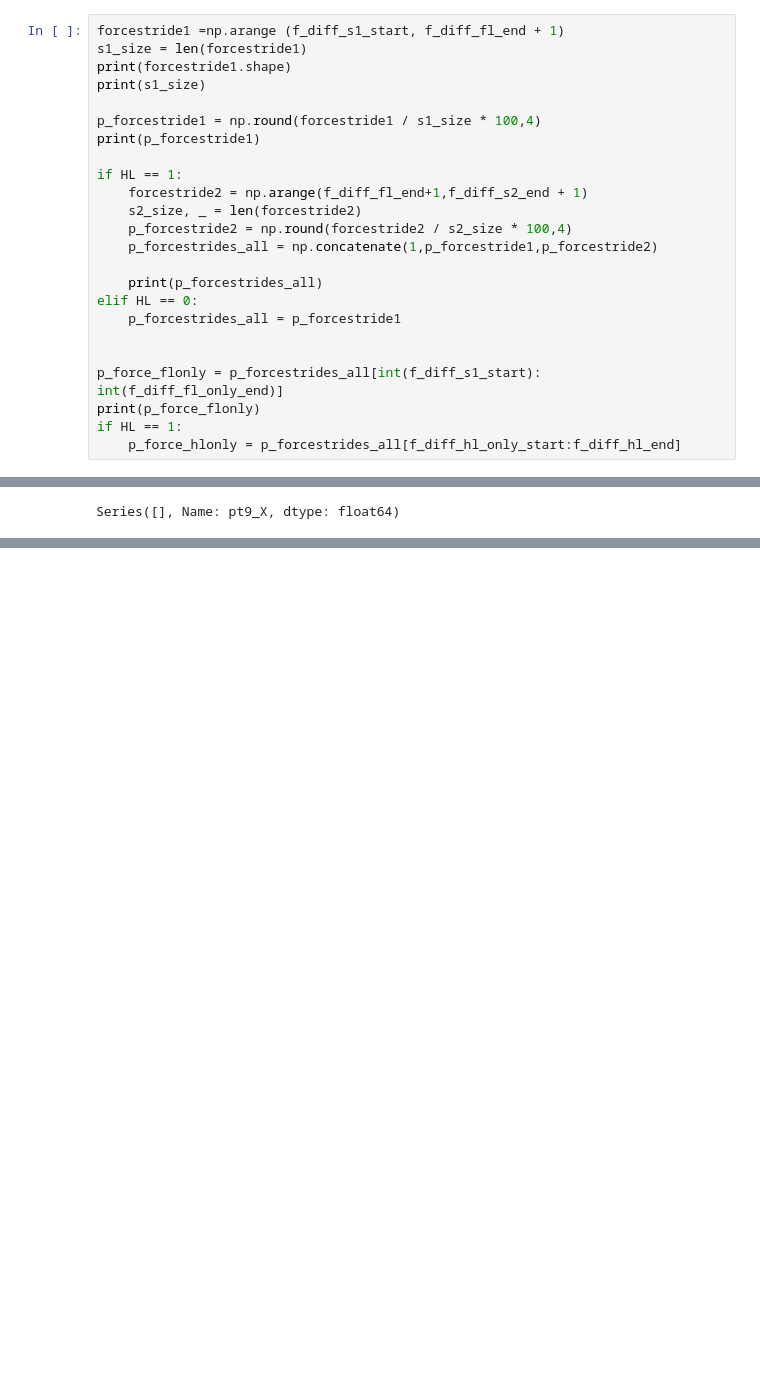
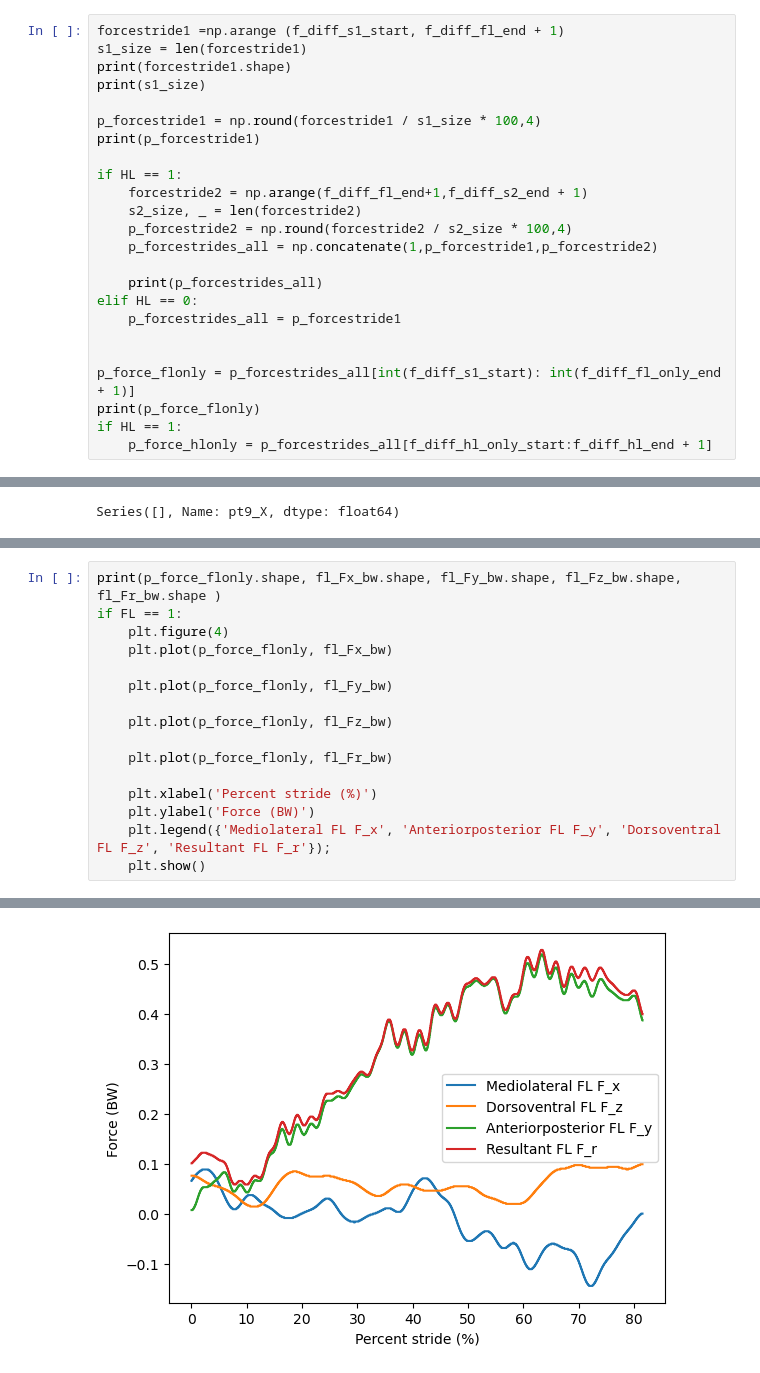
Before and after one commit to jfabiandub/walking_frog_force, a Jupyter notebook: walking_frog_force_script.ipynb, the cells around one changed output, grey strips where cells are left out. Cells and saved outputs as stored; diff of their text form; blank space fills up the shorter version.

```diff
--- a/walking_frog_force_script.ipynb
+++ b/walking_frog_force_script.ipynb
@@ -2018,10 +2018,10 @@ elif HL == 0:
     p_forcestrides_all = p_forcestride1
 
 
-p_force_flonly = p_forcestrides_all[int(f_diff_s1_start): int(f_diff_fl_only_end)]
+p_force_flonly = p_forcestrides_all[int(f_diff_s1_start): int(f_diff_fl_only_end + 1)]
 print(p_force_flonly)
 if HL == 1:
-    p_force_hlonly = p_forcestrides_all[f_diff_hl_only_start:f_diff_hl_end]
+    p_force_hlonly = p_forcestrides_all[f_diff_hl_only_start:f_diff_hl_end + 1]
 # %% [output]
 (6921,)
 6921
@@ -2487,0 +2496,17 @@ Name: Fx_SS, Length: 5641, dtype: float64
+# %%
+print(p_force_flonly.shape, fl_Fx_bw.shape, fl_Fy_bw.shape, fl_Fz_bw.shape, fl_Fr_bw.shape )
+if FL == 1:
+    plt.figure(4)
+    plt.plot(p_force_flonly, fl_Fx_bw)
+
+    plt.plot(p_force_flonly, fl_Fy_bw)
+
+    plt.plot(p_force_flonly, fl_Fz_bw)
+
+    plt.plot(p_force_flonly, fl_Fr_bw)
+
+    plt.xlabel('Percent stride (%)')
+    plt.ylabel('Force (BW)')
+    plt.legend({'Mediolateral FL F_x', 'Anteriorposterior FL F_y', 'Dorsoventral FL F_z', 'Resultant FL F_r'});
+    plt.show()
+# %% [output]
@@ -2487,0 +2514 @@ Name: Fx_SS, Length: 5641, dtype: float64
+[figure, added]
```
Also changed, not shown: parts of 14 cells of this notebook, 1 other file.
